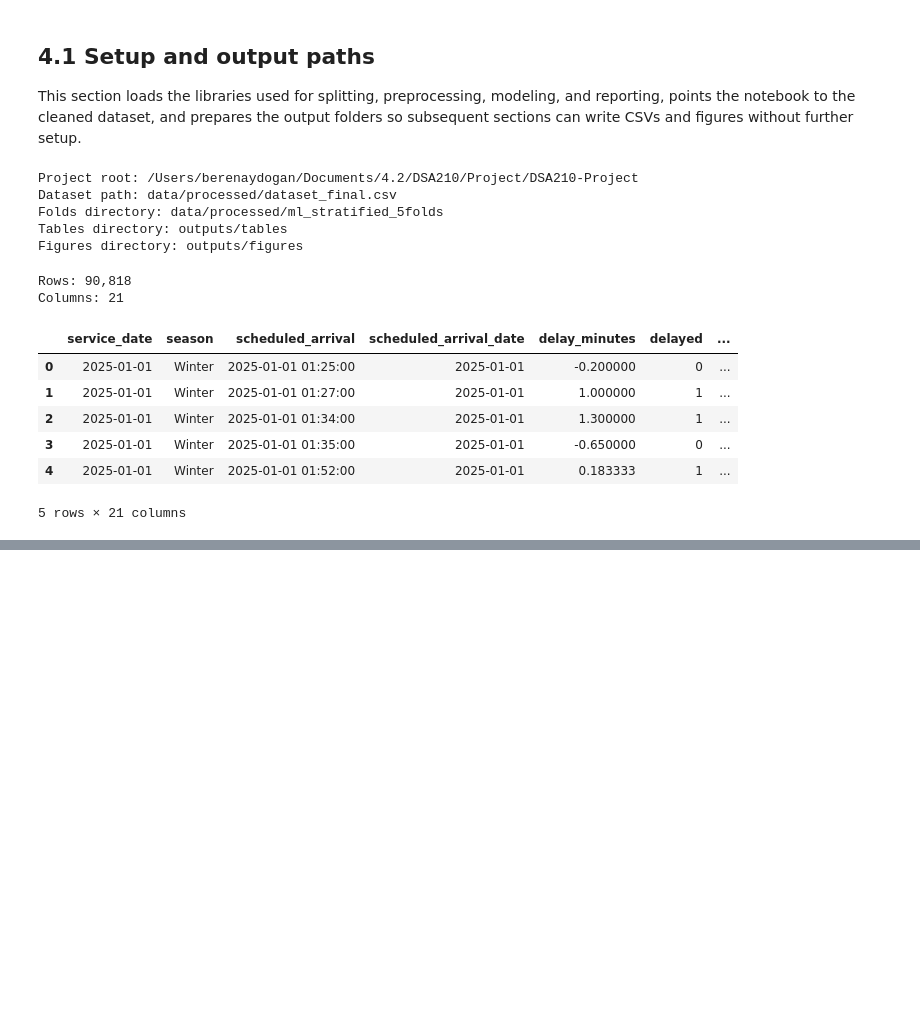
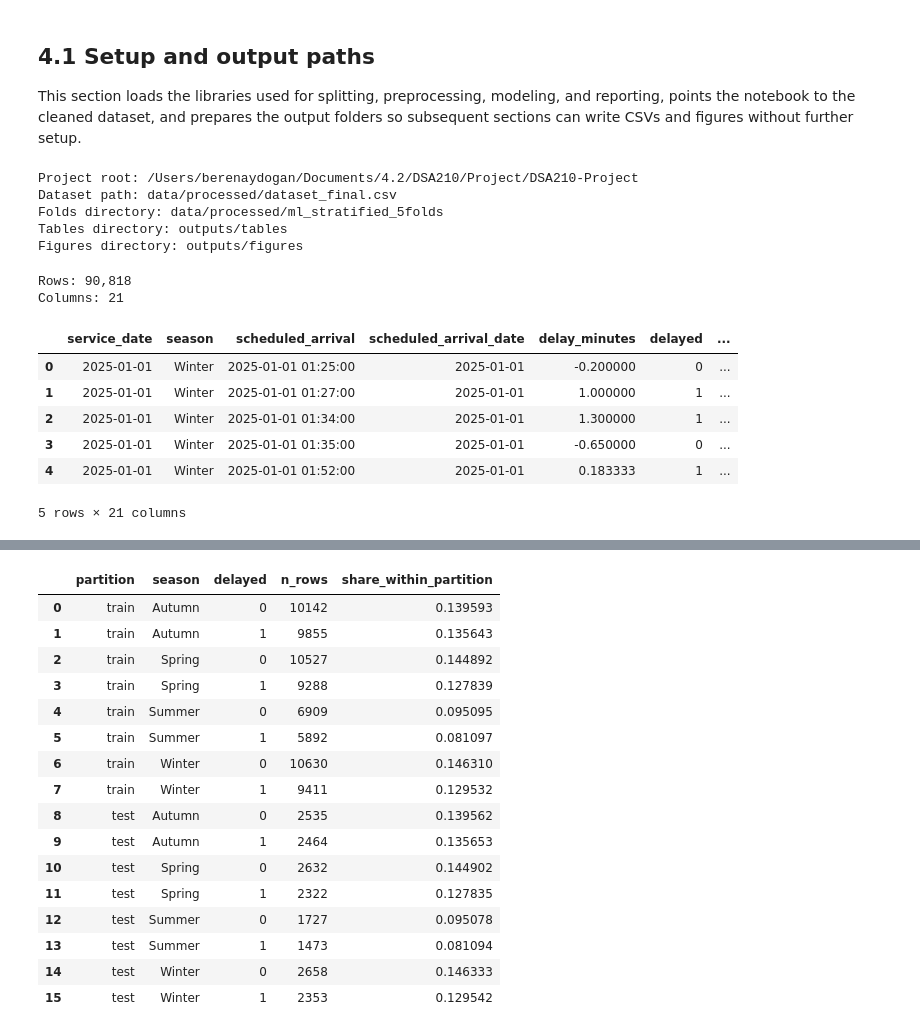
Before and after one commit to berenaydogan/DSA210-Project, a Jupyter notebook: notebooks/ml_modeling.ipynb, the cells around one changed output, grey strips where cells are left out. Saved outputs shown, nothing was run; the diff lists cells and outputs as text; code cells hidden in the pictures; blank space fills up the shorter version.

Commit message:
feat: add splits, checks and tuning metric choice

```diff
--- a/notebooks/ml_modeling.ipynb
+++ b/notebooks/ml_modeling.ipynb
@@ -87,0 +152,20 @@ Columns: 21
+# %%
+# Build the same key on the training set and stratify five folds.
+train_stratify_key = train_df["season"].astype(str) + "_" + train_df[TARGET].astype(str)
+fold_splitter = StratifiedKFold(n_splits=5, shuffle=True, random_state=RANDOM_STATE)
+
+# fold_id stores each row's validation fold (0..4)
+fold_id = np.full(len(train_df), -1, dtype=int)
+for fold_index, (fit_indices, validation_indices) in enumerate(
+    fold_splitter.split(train_df, train_stratify_key), start=1
+):
+    fit_csv = FOLDS_DIR / f"fold_{fold_index:02d}_train.csv"
+    validation_csv = FOLDS_DIR / f"fold_{fold_index:02d}_validation.csv"
+    train_df.iloc[fit_indices].to_csv(fit_csv, index=False)
+    train_df.iloc[validation_indices].to_csv(validation_csv, index=False)
+    fold_id[validation_indices] = fold_index - 1
+
+assert (fold_id >= 0).all(), "Every training row should have been assigned to exactly one validation fold."
+print(f"Saved fold CSVs to {FOLDS_DIR.relative_to(ROOT)}")
+print("Validation rows per fold:")
+display(pd.Series(fold_id).value_counts().sort_index().rename_axis("fold_index").to_frame("n_validation_rows"))
@@ -87,0 +182,44 @@ Columns: 21
+# %%
+def summarize_partition(
+    partition_label: str,
+    partition_frame: pd.DataFrame,
+) -> pd.DataFrame:
+    """Return per-(season, delayed) row counts and within partition shares.
+
+    Args:
+        partition_label: Train/test to write into the resulting frame's "partition" column.
+        partition_frame: A DataFrame containing the rows of this partition.
+
+    Returns:
+        A long-format DataFrame with columns "partition", "season",
+        "delayed", "n_rows" and "share_within_partition".
+    """
+    grouped = (
+        partition_frame.groupby(["season", TARGET], observed=False)
+        .size()
+        .rename("n_rows")
+        .reset_index()
+    )
+    grouped["partition"] = partition_label
+    grouped["share_within_partition"] = grouped["n_rows"] / grouped["n_rows"].sum()
+    return grouped[["partition", "season", TARGET, "n_rows", "share_within_partition"]]
+
+
+summary_rows: list[pd.DataFrame] = [
+    summarize_partition("train", train_df),
+    summarize_partition("test", test_df),
+]
+for fold_index in range(1, 6):
+    fit_path = FOLDS_DIR / f"fold_{fold_index:02d}_train.csv"
+    validation_path = FOLDS_DIR / f"fold_{fold_index:02d}_validation.csv"
+    summary_rows.append(summarize_partition(f"fold_{fold_index:02d}_train", pd.read_csv(fit_path)))
+    summary_rows.append(
+        summarize_partition(f"fold_{fold_index:02d}_validation", pd.read_csv(validation_path))
+    )
+
+split_summary = pd.concat(summary_rows, ignore_index=True)
+split_summary_path = TABLES_DIR / "ml_split_summary.csv"
+split_summary.to_csv(split_summary_path, index=False)
+print(f"Saved split summary to {split_summary_path.relative_to(ROOT)}")
+display(split_summary.head(16))
+# %% [output]
@@ -87,0 +227,17 @@ Columns: 21
+|  | partition | season | delayed | n_rows | share_within_partition |
+| 0 | train | Autumn | 0 | 10142 | 0.139593 |
+| 1 | train | Autumn | 1 | 9855 | 0.135643 |
+| 2 | train | Spring | 0 | 10527 | 0.144892 |
+| 3 | train | Spring | 1 | 9288 | 0.127839 |
+| 4 | train | Summer | 0 | 6909 | 0.095095 |
+| 5 | train | Summer | 1 | 5892 | 0.081097 |
+| 6 | train | Winter | 0 | 10630 | 0.146310 |
+| 7 | train | Winter | 1 | 9411 | 0.129532 |
+| 8 | test | Autumn | 0 | 2535 | 0.139562 |
+| 9 | test | Autumn | 1 | 2464 | 0.135653 |
+| 10 | test | Spring | 0 | 2632 | 0.144902 |
+| 11 | test | Spring | 1 | 2322 | 0.127835 |
+| 12 | test | Summer | 0 | 1727 | 0.095078 |
+| 13 | test | Summer | 1 | 1473 | 0.081094 |
+| 14 | test | Winter | 0 | 2658 | 0.146333 |
+| 15 | test | Winter | 1 | 2353 | 0.129542 |
```
Also changed, not shown: parts of 9 cells of this notebook.
